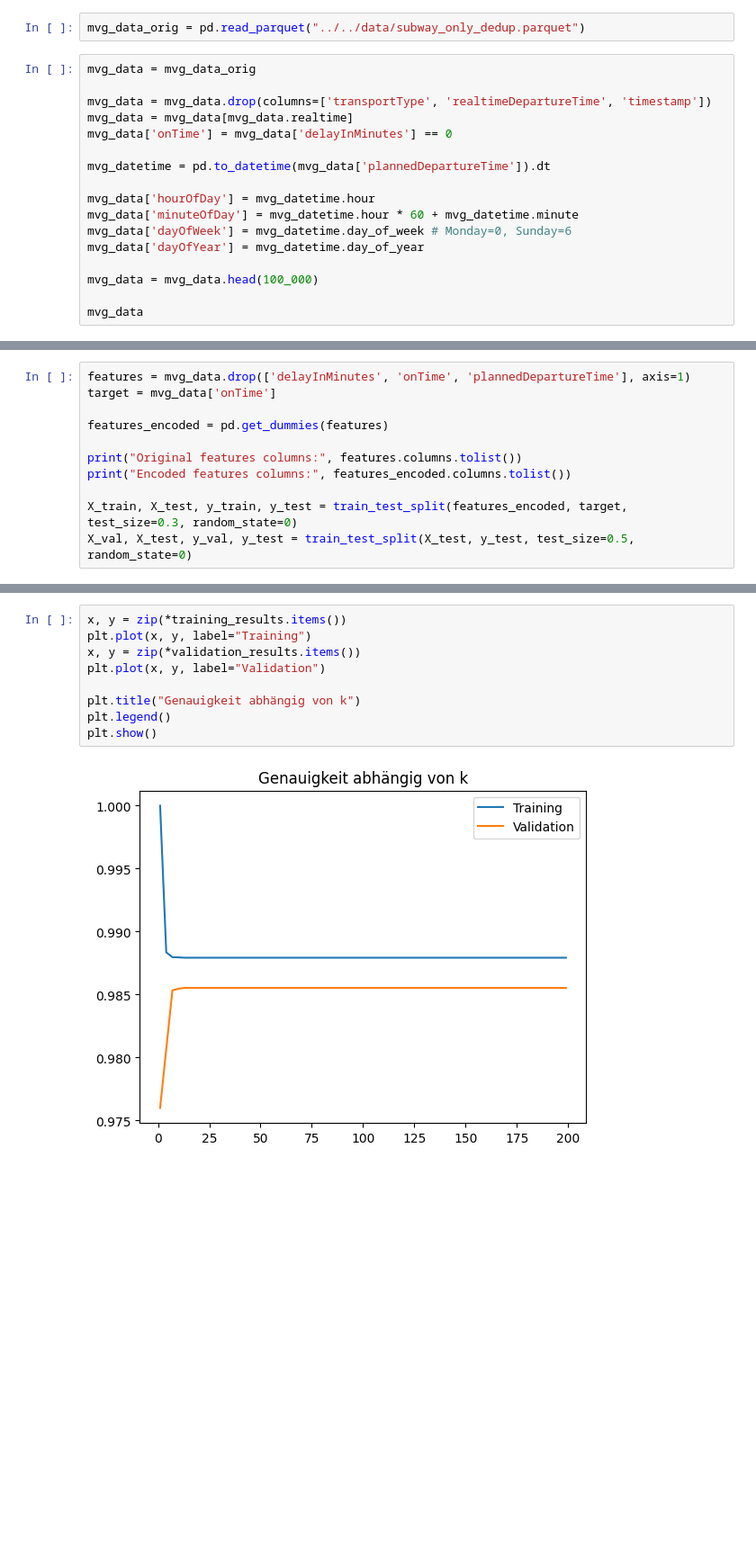
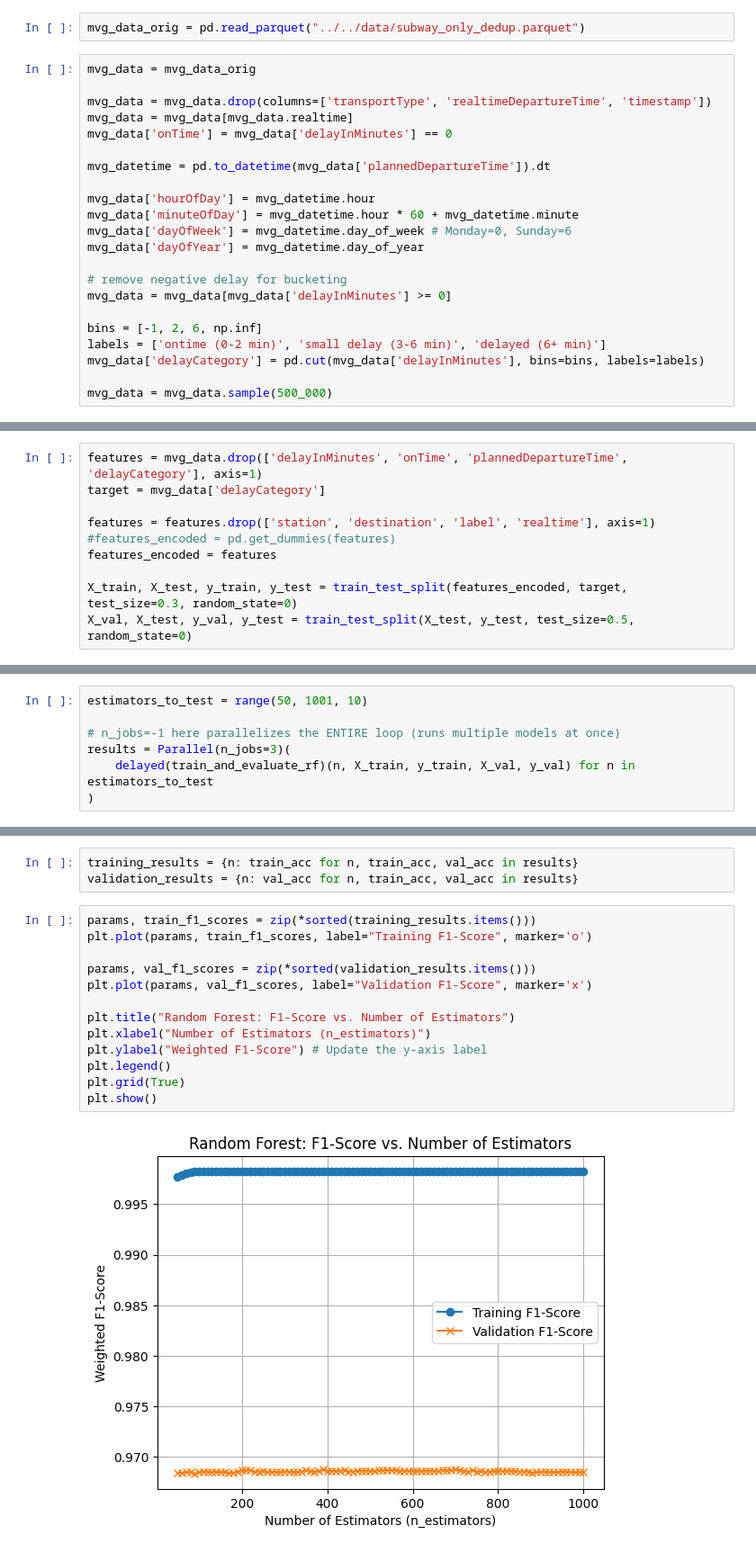
Before and after one commit to Flipez/data-fun, a Jupyter notebook: posts/mvg-linear-regression/index.ipynb, the cells around one changed output, grey strips where cells are left out. Shown: that part at 90% size. Cells and saved outputs as stored; diff of their text form; blank space fills up the shorter version.

```diff
--- a/posts/mvg-linear-regression/index.ipynb
+++ b/posts/mvg-linear-regression/index.ipynb
@@ -22,6 +30,11 @@ mvg_data['minuteOfDay'] = mvg_datetime.hour * 60 + mvg_datetime.minute
 mvg_data['dayOfWeek'] = mvg_datetime.day_of_week # Monday=0, Sunday=6
 mvg_data['dayOfYear'] = mvg_datetime.day_of_year
 
-mvg_data = mvg_data.head(100_000)
+# remove negative delay for bucketing
+mvg_data = mvg_data[mvg_data['delayInMinutes'] >= 0]
 
-mvg_data
+bins = [-1, 2, 6, np.inf]
+labels = ['ontime (0-2 min)', 'small delay (3-6 min)', 'delayed (6+ min)']
+mvg_data['delayCategory'] = pd.cut(mvg_data['delayInMinutes'], bins=bins, labels=labels)
+
+mvg_data = mvg_data.sample(500_000)
@@ -42,11 +41,10 @@ mvg_data
 # %%
-features = mvg_data.drop(['delayInMinutes', 'onTime', 'plannedDepartureTime'], axis=1)
-target = mvg_data['onTime']
+features = mvg_data.drop(['delayInMinutes', 'onTime', 'plannedDepartureTime', 'delayCategory'], axis=1)
+target = mvg_data['delayCategory']
 
-features_encoded = pd.get_dummies(features)
-
-print("Original features columns:", features.columns.tolist())
-print("Encoded features columns:", features_encoded.columns.tolist())
+features = features.drop(['station', 'destination', 'label', 'realtime'], axis=1)
+#features_encoded = pd.get_dummies(features)
+features_encoded = features
 
 X_train, X_test, y_train, y_test = train_test_split(features_encoded, target, test_size=0.3, random_state=0)
 X_val, X_test, y_val, y_test = train_test_split(X_test, y_test, test_size=0.5, random_state=0)
@@ -67,0 +70,7 @@ for k in range(1,200,3):
+# %%
+estimators_to_test = range(50, 1001, 10)
+
+# n_jobs=-1 here parallelizes the ENTIRE loop (runs multiple models at once)
+results = Parallel(n_jobs=3)(
+    delayed(train_and_evaluate_rf)(n, X_train, y_train, X_val, y_val) for n in estimators_to_test
+)
@@ -68,11 +79,18 @@ for k in range(1,200,3):
+# %%
+training_results = {n: train_acc for n, train_acc, val_acc in results}
+validation_results = {n: val_acc for n, train_acc, val_acc in results}
 # %%
-x, y = zip(*training_results.items())
-plt.plot(x, y, label="Training")
-x, y = zip(*validation_results.items())
-plt.plot(x, y, label="Validation")
+params, train_f1_scores = zip(*sorted(training_results.items()))
+plt.plot(params, train_f1_scores, label="Training F1-Score", marker='o')
 
-plt.title("Genauigkeit abhängig von k")
+params, val_f1_scores = zip(*sorted(validation_results.items()))
+plt.plot(params, val_f1_scores, label="Validation F1-Score", marker='x')
+
+plt.title("Random Forest: F1-Score vs. Number of Estimators")
+plt.xlabel("Number of Estimators (n_estimators)")
+plt.ylabel("Weighted F1-Score") # Update the y-axis label
 plt.legend()
+plt.grid(True)
 plt.show()
 # %% [output]
-[figure, old version]
+[figure, new version]
```
Also changed, not shown: parts of 10 cells of this notebook, 1 other file.
